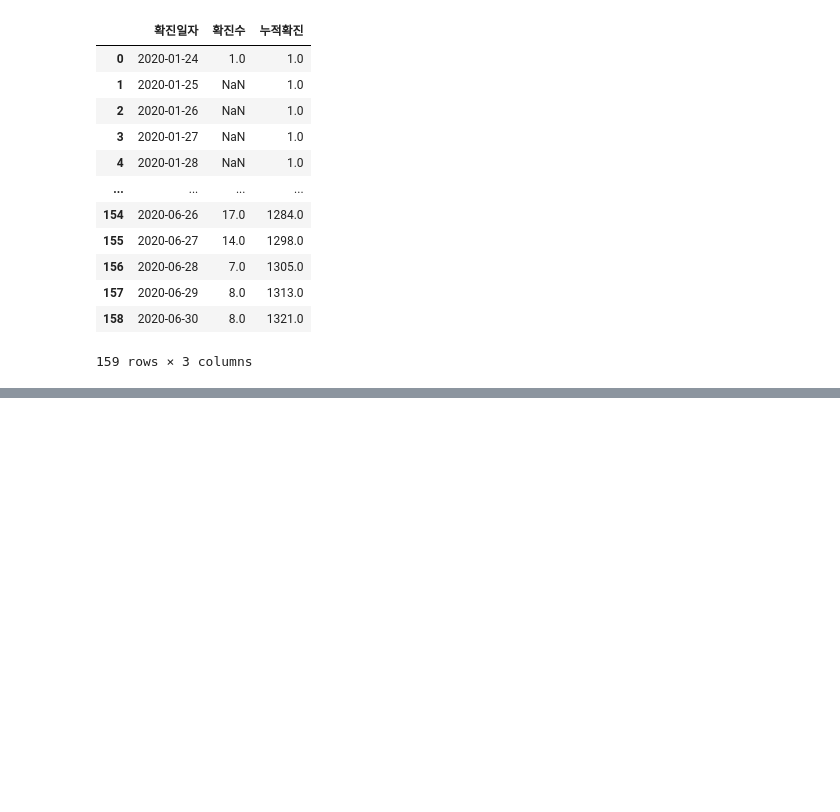
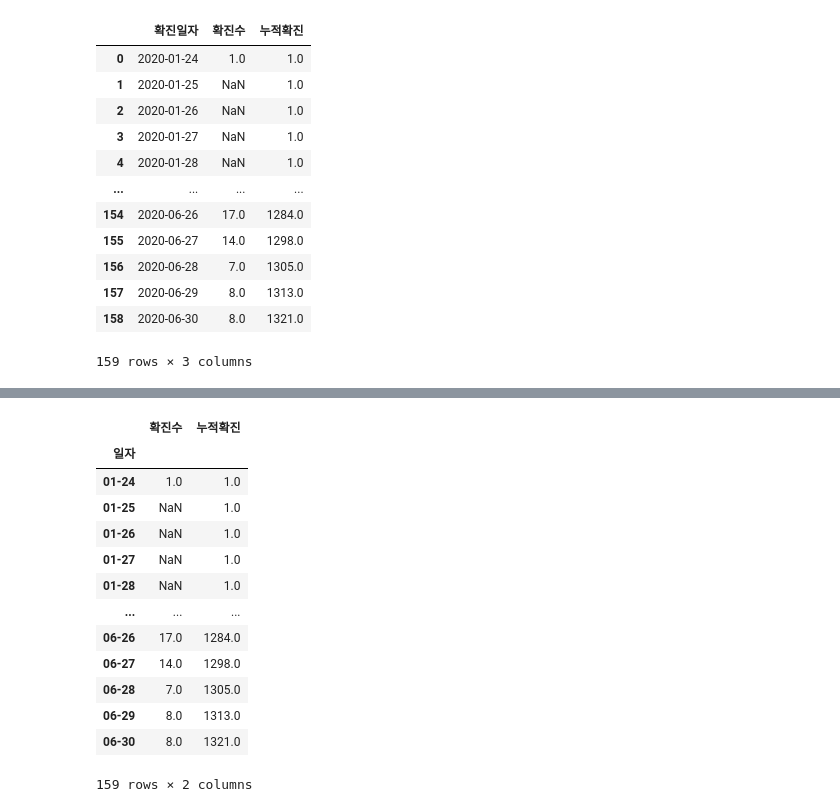
Before and after one commit to SanghunYun95/pandas_cheet_sheet, a Jupyter notebook: seoul_covid19_1.ipynb, the cells around one changed output, grey strips where cells are left out. Cells and saved outputs as stored; diff of their text form; code cells hidden in the pictures; blank space fills up the shorter version.

```diff
--- a/seoul_covid19_1.ipynb
+++ b/seoul_covid19_1.ipynb
@@ -250,0 +261,19 @@ all_day
+# %%
+cum_day = all_day[['일자', '확진수', '누적확진']]
+cum_day = cum_day.set_index('일자')
+cum_day
+# %% [output]
+|  | 확진수 | 누적확진 |
+| 일자 |  |  |
+| 01-24 | 1.0 | 1.0 |
+| 01-25 | NaN | 1.0 |
+| 01-26 | NaN | 1.0 |
+| 01-27 | NaN | 1.0 |
+| 01-28 | NaN | 1.0 |
+| ... | ... | ... |
+| 06-26 | 17.0 | 1284.0 |
+| 06-27 | 14.0 | 1298.0 |
+| 06-28 | 7.0 | 1305.0 |
+| 06-29 | 8.0 | 1313.0 |
+| 06-30 | 8.0 | 1321.0 |
+159 rows × 2 columns
```
Also changed, not shown: parts of 4 cells of this notebook.
